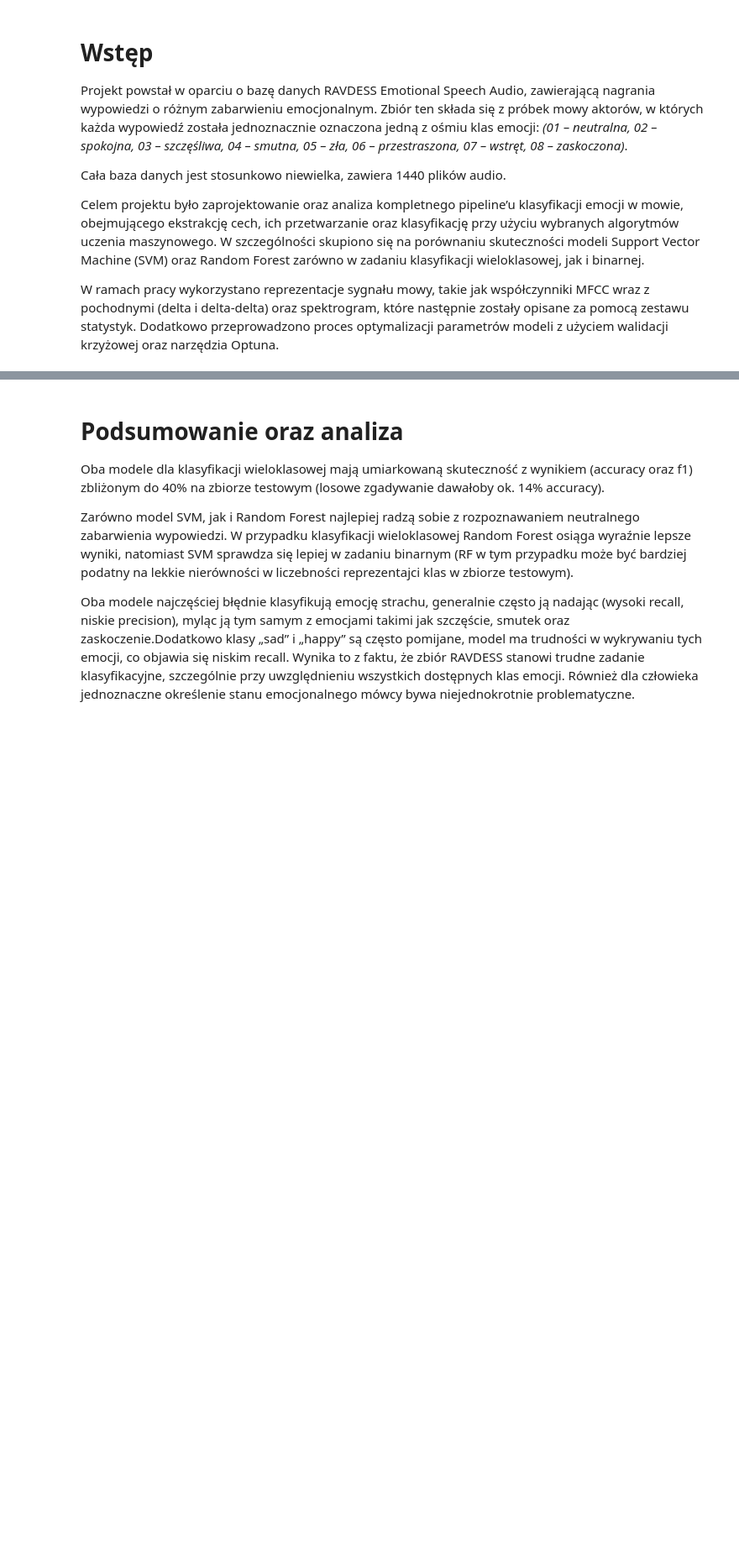
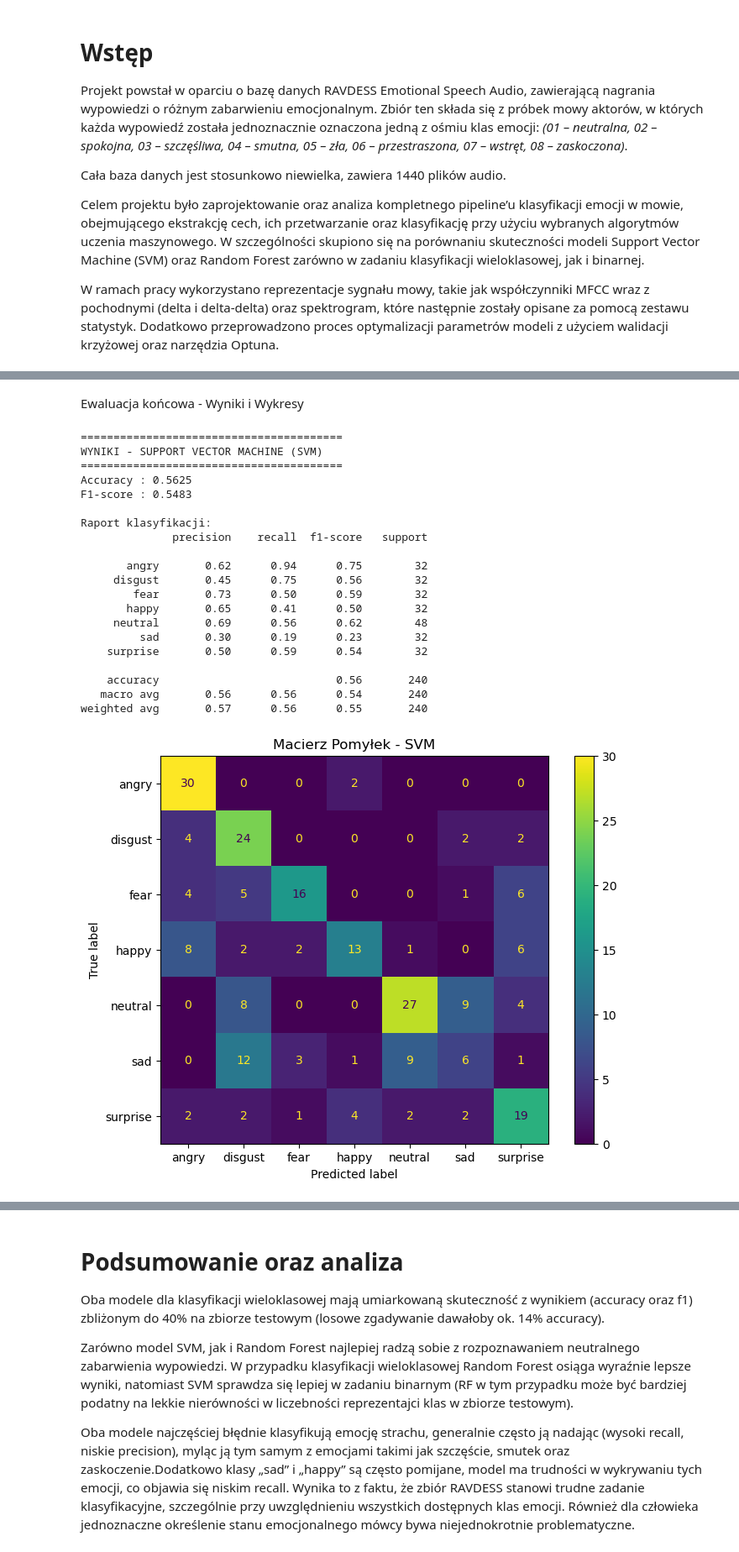
Before and after one commit to kacpergoralagh/Speech_Emotion_Recognition, a Jupyter notebook: notebooks/SER_presentation.ipynb, the cells around one changed output, grey strips where cells are left out. Shown at 84% size. Drawn from its saved outputs; the diff is of its cells as text; code cells hidden in the pictures; blank space fills up the shorter version.

```diff
--- a/notebooks/SER_presentation.ipynb
+++ b/notebooks/SER_presentation.ipynb
@@ -467,0 +93,10 @@ weighted avg       0.86      0.85      0.85        80
+# %%
+print("Szukanie optymalnych parametrów dla SVM za pomocą Optuny (20 prób)...")
+best_params_svm, best_score_svm = optimize_svm(X_train, y_train, n_trials=20)
+
+print(f"\nNajlepsze parametry SVM: {best_params_svm}")
+print(f"Najwyższy wynik CV (F1): {best_score_svm:.4f}")
+
+# Trening ostatecznego modelu
+best_model_svm = SVC(**best_params_svm)
+best_preds_svm = best_model_svm.fit(X_train, y_train).predict(X_test)
@@ -467,0 +130,10 @@ weighted avg       0.86      0.85      0.85        80
+# %%
+print("Szukanie optymalnych parametrów dla Random Forest za pomocą Optuny (5 prób)...")
+best_params_rf, best_score_rf = optimize_rf(X_train, y_train, n_trials=5)
+
+print(f"\nNajlepsze parametry RF: {best_params_rf}")
+print(f"Najwyższy wynik CV (F1): {best_score_rf:.4f}")
+
+# Trening ostatecznego modelu
+best_model_rf = RandomForestClassifier(**best_params_rf)
+best_preds_rf = best_model_rf.fit(X_train, y_train).predict(X_test)
@@ -467,0 +150,52 @@ weighted avg       0.86      0.85      0.85        80
+# %% [markdown]
+Ewaluacja końcowa - Wyniki i Wykresy
+# %%
+# ---------------- SVM ----------------
+print("="*40)
+print("WYNIKI - SUPPORT VECTOR MACHINE (SVM)")
+print("="*40)
+print(f"Accuracy : {accuracy_score(y_test, best_preds_svm):.4f}")
+print(f"F1-score : {f1_score(y_test, best_preds_svm, average='weighted'):.4f}")
+print("\nRaport klasyfikacji:")
+print(classification_report(y_test, best_preds_svm))
+
+fig, ax = plt.subplots(figsize=(8, 6))
+CMD.from_predictions(y_test, best_preds_svm, ax=ax)
+plt.title("Macierz Pomyłek - SVM")
+plt.show()
+
+# ---------------- Random Forest ----------------
+print("\n" + "="*40)
+print("WYNIKI - RANDOM FOREST")
+print("="*40)
+print(f"Accuracy : {accuracy_score(y_test, best_preds_rf):.4f}")
+print(f"F1-score : {f1_score(y_test, best_preds_rf, average='weighted'):.4f}")
+print("\nRaport klasyfikacji:")
+print(classification_report(y_test, best_preds_rf))
+
+fig, ax = plt.subplots(figsize=(8, 6))
+CMD.from_predictions(y_test, best_preds_rf, ax=ax)
+plt.title("Macierz Pomyłek - Random Forest")
+plt.show()
+# %% [output]
+========================================
+WYNIKI - SUPPORT VECTOR MACHINE (SVM)
+========================================
+Accuracy : 0.5625
+F1-score : 0.5483
+
+Raport klasyfikacji:
+              precision    recall  f1-score   support
+
+       angry       0.62      0.94      0.75        32
+     disgust       0.45      0.75      0.56        32
+        fear       0.73      0.50      0.59        32
+       happy       0.65      0.41      0.50        32
+     neutral       0.69      0.56      0.62        48
+         sad       0.30      0.19      0.23        32
+    surprise       0.50      0.59      0.54        32
+
+    accuracy                           0.56       240
+   macro avg       0.56      0.56      0.54       240
+weighted avg       0.57      0.56      0.55       240
+[figure, added]
```
Also changed, not shown: parts of 59 cells of this notebook.
